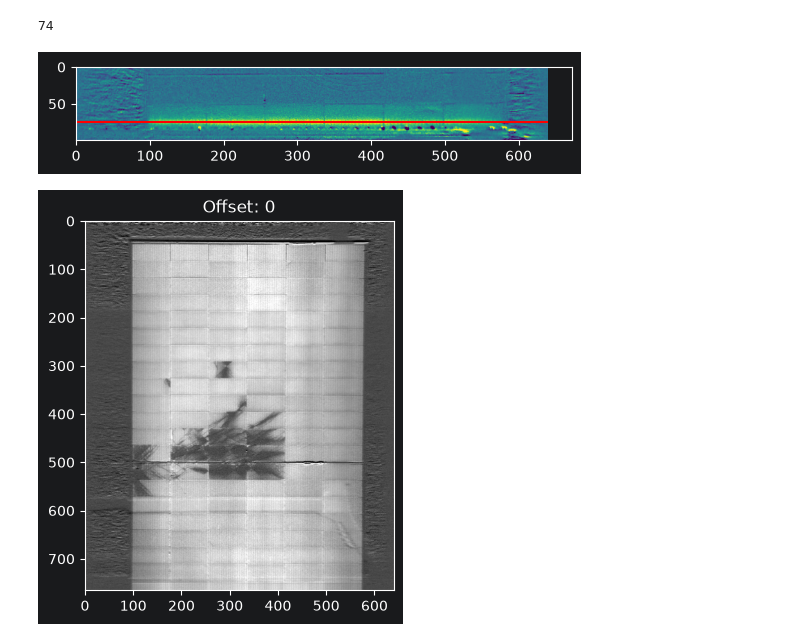
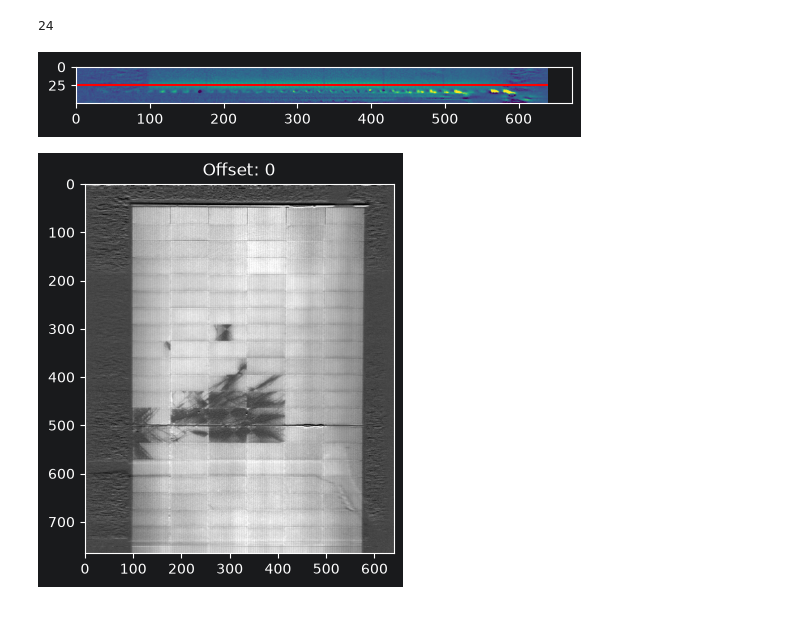
Before and after one commit to JeperoJ/Photoluminescence-scanner, a Jupyter notebook: Software refactor/LIPI_Processing/dont_mind_me.ipynb, the cells around one changed output. Saved outputs shown, nothing was run; the diff lists cells and outputs as text; code cells hidden in the pictures; blank space fills up the shorter version.

```diff
--- a/Software refactor/LIPI_Processing/dont_mind_me.ipynb
+++ b/Software refactor/LIPI_Processing/dont_mind_me.ipynb
@@ -16,24 +16,24 @@ scan = tifffile.imread(dir+"scan.tif")
 mod_freq = 50
 fps = 300.001647
 # %%
-peaks,valleys = scp.get_extrema_scan(scan, 300, 0, f_m=mod_freq, fps=fps)
+peaks,valleys = scp.get_extrema_scan(scan, window_length=len(scan), overlap=0, skip=0, f_m=mod_freq, fps=fps)
 frame_profile = scan.sum(axis=2)
 frame_diffs = frame_profile[peaks] - frame_profile[valleys]
 #plt.plot(np.sum(np.abs(frame_diffs), axis=0))
 #plt.show()
 lom = np.argmax(np.mean(np.abs(frame_diffs), axis=0))
 print(lom)
 plt.imshow(ip.lin_stretch_img(scan[peaks[200]]-scan[valleys[200]], 0.3, 99.7))
 plt.hlines(lom, 0, 640, "r")
 plt.show()
 signal_high = scan[peaks,lom,:]
 signal_low = scan[valleys+2,lom,:]
 Bg = scan[valleys,lom,:]
 stitch_high = signal_high-Bg
 stitch_low = signal_low - Bg
 # %% [output]
-74
+24
-[figure, old version]
+[figure, new version]
 # %%
 for i in range(0, 5):
     if i == 0:
```
Also changed, not shown: parts of 2 cells of this notebook.
